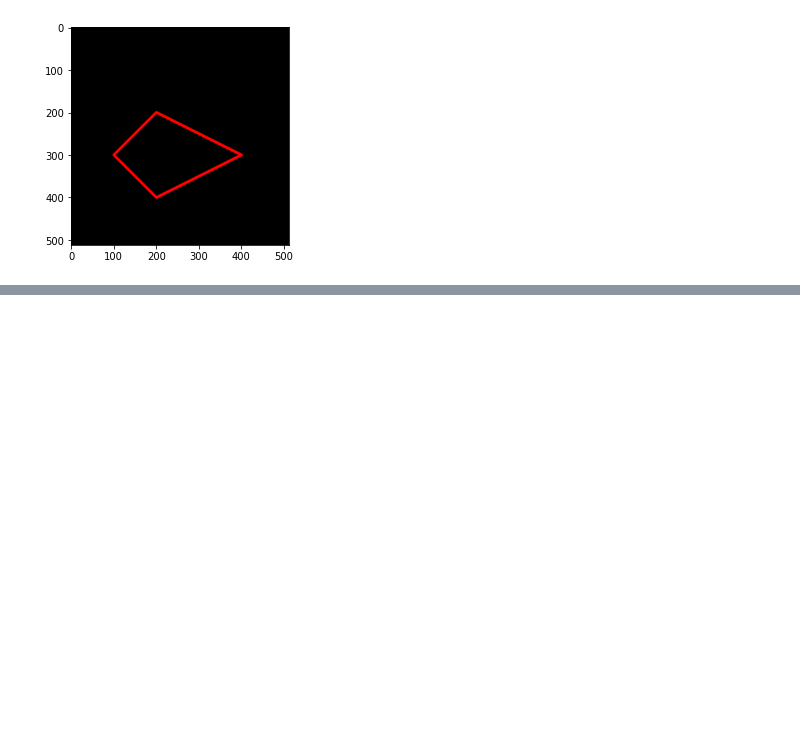
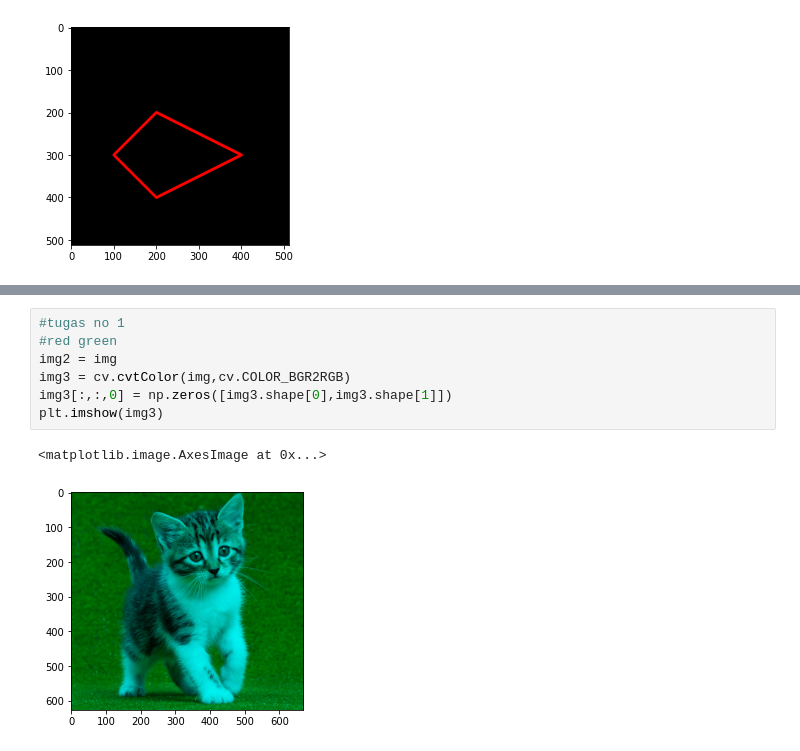
Before and after one commit to refido/PCVK, a Jupyter notebook: Week2.ipynb, the cells around one changed output, grey strips where cells are left out. Saved outputs shown, nothing was run; the diff lists cells and outputs as text; blank space fills up the shorter version.

```diff
--- a/Week2.ipynb
+++ b/Week2.ipynb
@@ -130,0 +149,10 @@ plt.imshow(black_img2)
+# %%
+#tugas no 1
+#red green
+img2 = img
+img3 = cv.cvtColor(img,cv.COLOR_BGR2RGB)
+img3[:,:,0] = np.zeros([img3.shape[0],img3.shape[1]])
+plt.imshow(img3)
+# %% [output]
+<matplotlib.image.AxesImage at 0x...>
+[figure, added]
```
Also changed, not shown: parts of 8 cells of this notebook.
